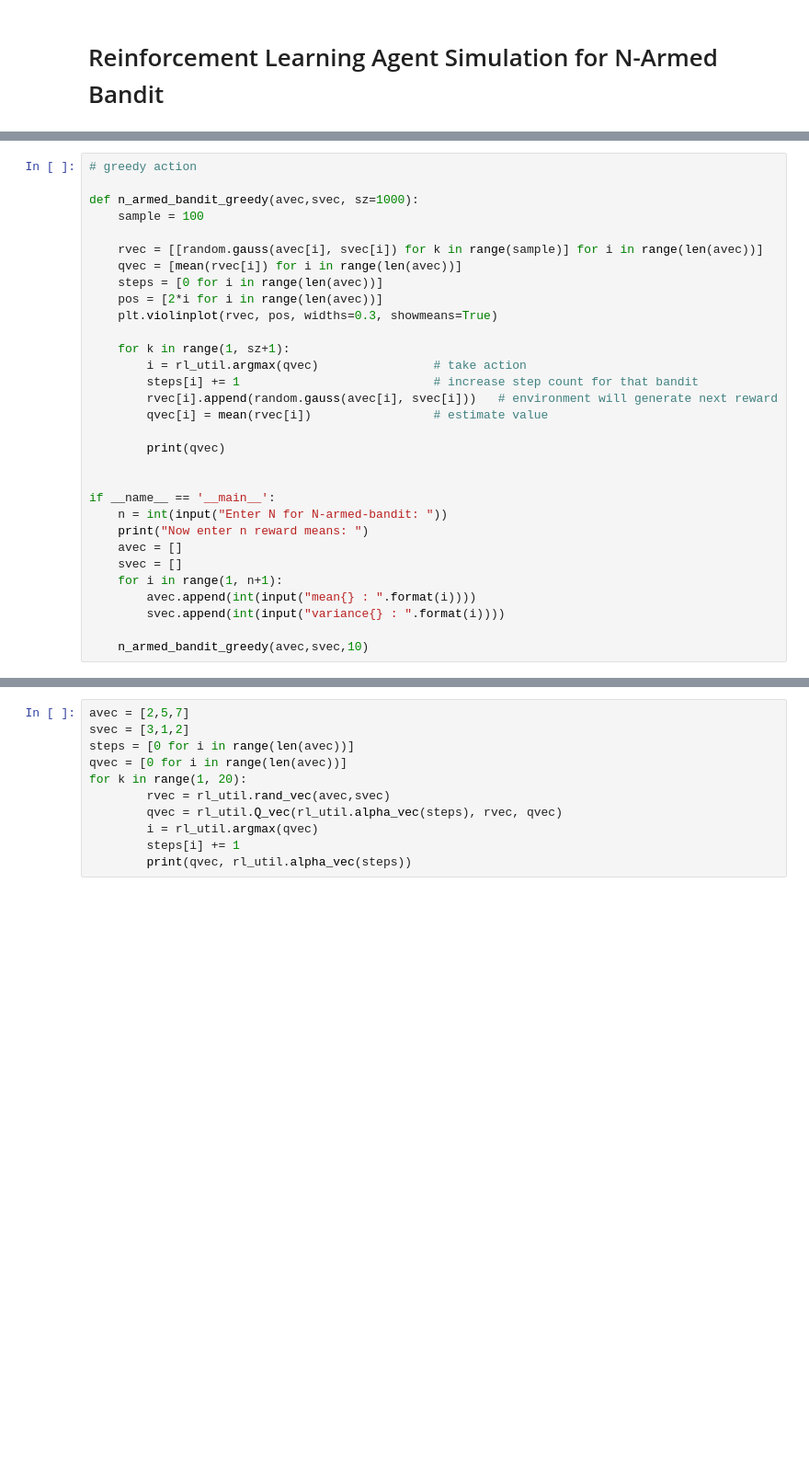
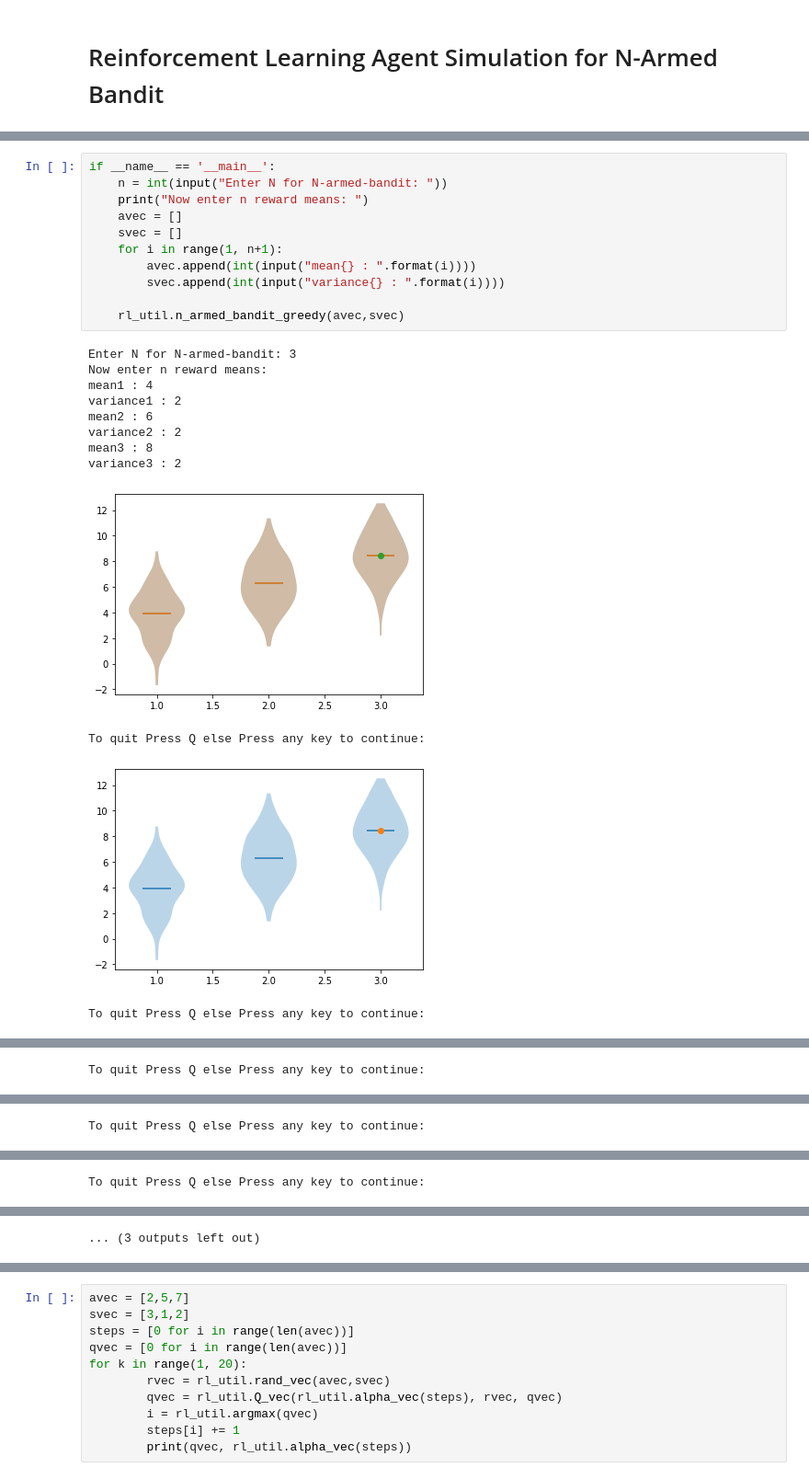
Before and after one commit to iam-sr13/IN-792-RL, a Jupyter notebook: NBandit .ipynb, the cells around one changed output, grey strips where cells are left out. Shown at 92% size. Drawn from its saved outputs; the diff is of its cells as text; blank space fills up the shorter version.

```diff
--- a/NBandit .ipynb
+++ b/NBandit .ipynb
@@ -35,31 +87,0 @@ class rl_util:
-# %%
-# greedy action
-
-def n_armed_bandit_greedy(avec,svec, sz=1000):
-    sample = 100
-
-    rvec = [[random.gauss(avec[i], svec[i]) for k in range(sample)] for i in range(len(avec))]
-    qvec = [mean(rvec[i]) for i in range(len(avec))]
-    steps = [0 for i in range(len(avec))]
-    pos = [2*i for i in range(len(avec))]
-    plt.violinplot(rvec, pos, widths=0.3, showmeans=True)
-
-    for k in range(1, sz+1):
-        i = rl_util.argmax(qvec)                # take action
-        steps[i] += 1                           # increase step count for that bandit
-        rvec[i].append(random.gauss(avec[i], svec[i]))   # environment will generate next reward
-        qvec[i] = mean(rvec[i])                 # estimate value
-
-        print(qvec)
-
-
-if __name__ == '__main__':
-    n = int(input("Enter N for N-armed-bandit: "))
-    print("Now enter n reward means: ")
-    avec = []
-    svec = []
-    for i in range(1, n+1):
-        avec.append(int(input("mean{} : ".format(i))))
-        svec.append(int(input("variance{} : ".format(i))))
-
-    n_armed_bandit_greedy(avec,svec,10)
@@ -85,0 +90,24 @@ variance3 : 2
+# %%
+if __name__ == '__main__':
+    n = int(input("Enter N for N-armed-bandit: "))
+    print("Now enter n reward means: ")
+    avec = []
+    svec = []
+    for i in range(1, n+1):
+        avec.append(int(input("mean{} : ".format(i))))
+        svec.append(int(input("variance{} : ".format(i))))
+
+    rl_util.n_armed_bandit_greedy(avec,svec)
+# %% [output]
+Enter N for N-armed-bandit: 3
+Now enter n reward means:
+mean1 : 4
+variance1 : 2
+mean2 : 6
+variance2 : 2
+mean3 : 8
+variance3 : 2
+[figure, added]
+To quit Press Q else Press any key to continue:
+[figure, added]
+To quit Press Q else Press any key to continue:
@@ -85,0 +115 @@ variance3 : 2
+To quit Press Q else Press any key to continue:
@@ -85,0 +117 @@ variance3 : 2
+To quit Press Q else Press any key to continue:
@@ -85,0 +119 @@ variance3 : 2
+To quit Press Q else Press any key to continue:
@@ -85,0 +121 @@ variance3 : 2
+... (3 outputs left out)
```
Also changed, not shown: parts of 9 cells of this notebook.
